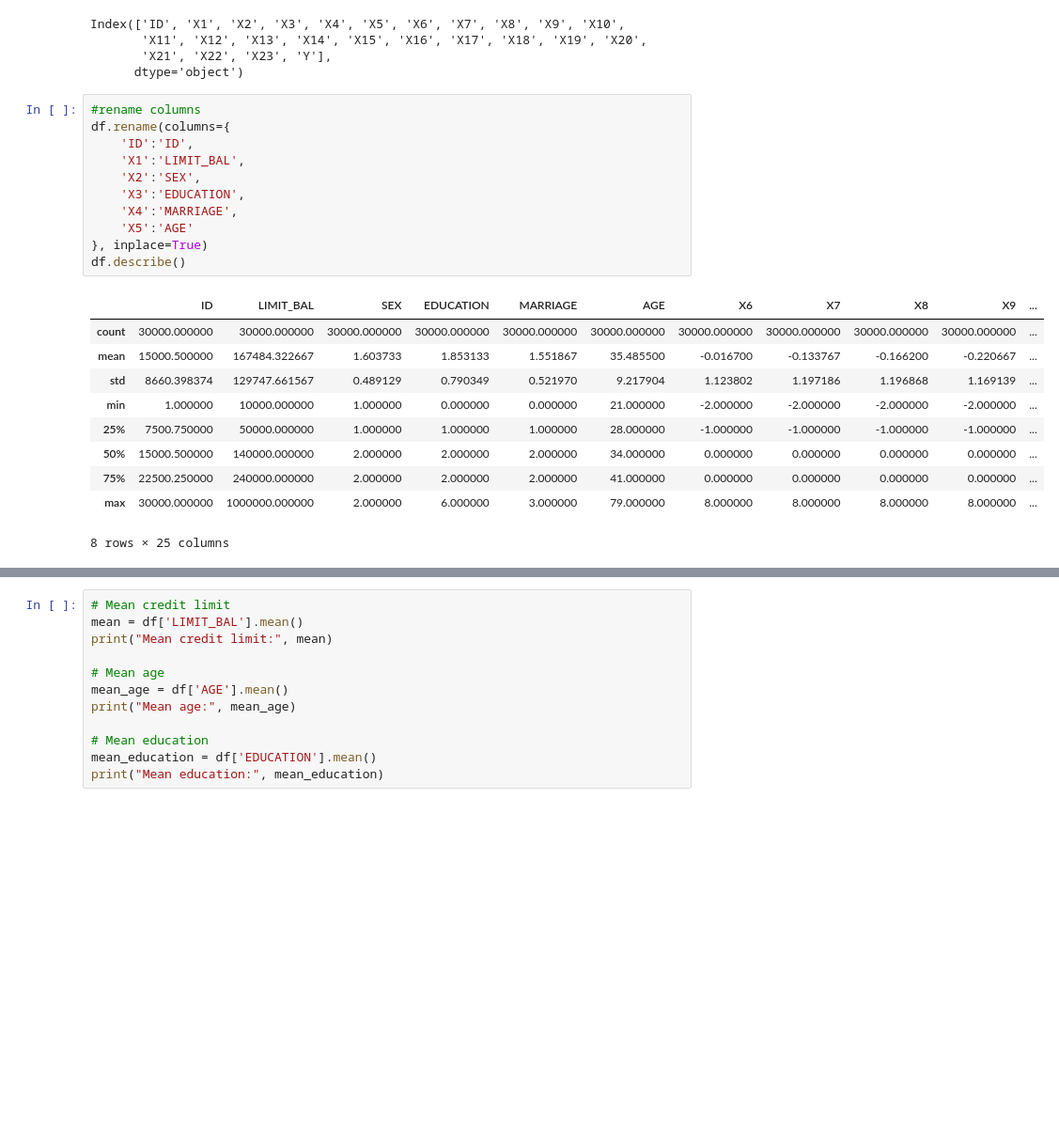
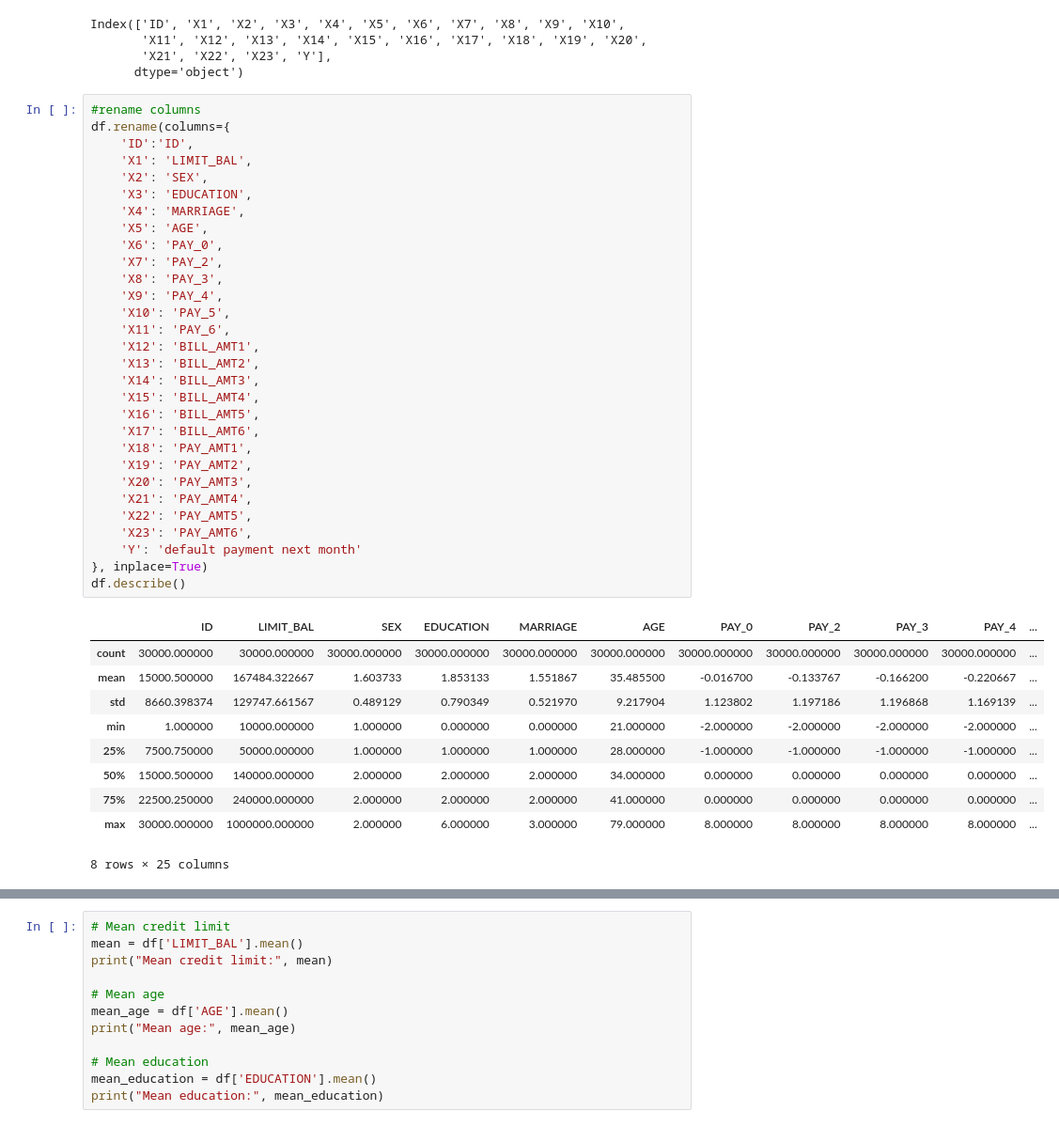
Before and after one commit to Erdenetuya610/Statistical-Tech-2026, a Jupyter notebook: Statistical Tech.ipynb, the cells around one changed output, grey strips where cells are left out. Shown at 94% size. Cells and saved outputs as stored; diff of their text form; blank space fills up the shorter version.

```diff
--- a/Statistical Tech.ipynb
+++ b/Statistical Tech.ipynb
@@ -114,16 +114,35 @@ Index(['ID', 'X1', 'X2', 'X3', 'X4', 'X5', 'X6', 'X7', 'X8', 'X9', 'X10',
 # %%
 #rename columns
 df.rename(columns={
     'ID':'ID',
-    'X1':'LIMIT_BAL',
-    'X2':'SEX',
-    'X3':'EDUCATION',
-    'X4':'MARRIAGE',
-    'X5':'AGE'
+    'X1': 'LIMIT_BAL',
+    'X2': 'SEX',
+    'X3': 'EDUCATION',
+    'X4': 'MARRIAGE',
+    'X5': 'AGE',
+    'X6': 'PAY_0',
+    'X7': 'PAY_2',
+    'X8': 'PAY_3',
+    'X9': 'PAY_4',
+    'X10': 'PAY_5',
+    'X11': 'PAY_6',
+    'X12': 'BILL_AMT1',
+    'X13': 'BILL_AMT2',
+    'X14': 'BILL_AMT3',
+    'X15': 'BILL_AMT4',
+    'X16': 'BILL_AMT5',
+    'X17': 'BILL_AMT6',
+    'X18': 'PAY_AMT1',
+    'X19': 'PAY_AMT2',
+    'X20': 'PAY_AMT3',
+    'X21': 'PAY_AMT4',
+    'X22': 'PAY_AMT5',
+    'X23': 'PAY_AMT6',
+    'Y': 'default payment next month'
 }, inplace=True)
 df.describe()
 # %% [output]
-|  | ID | LIMIT_BAL | SEX | EDUCATION | MARRIAGE | AGE | X6 | X7 | X8 | X9 | ... |
+|  | ID | LIMIT_BAL | SEX | EDUCATION | MARRIAGE | AGE | PAY_0 | PAY_2 | PAY_3 | PAY_4 | ... |
 | count | 30000.000000 | 30000.000000 | 30000.000000 | 30000.000000 | 30000.000000 | 30000.000000 | 30000.000000 | 30000.000000 | 30000.000000 | 30000.000000 | ... |
 | mean | 15000.500000 | 167484.322667 | 1.603733 | 1.853133 | 1.551867 | 35.485500 | -0.016700 | -0.133767 | -0.166200 | -0.220667 | ... |
 | std | 8660.398374 | 129747.661567 | 0.489129 | 0.790349 | 0.521970 | 9.217904 | 1.123802 | 1.197186 | 1.196868 | 1.169139 | ... |
```
Also changed, not shown: parts of 8 cells of this notebook.
